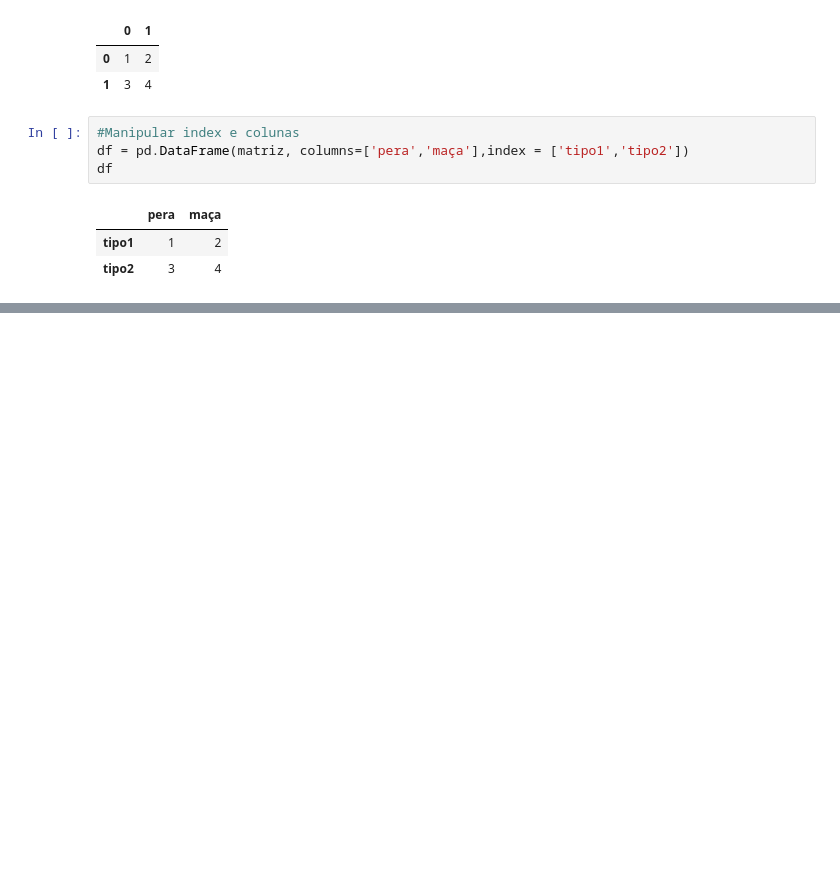
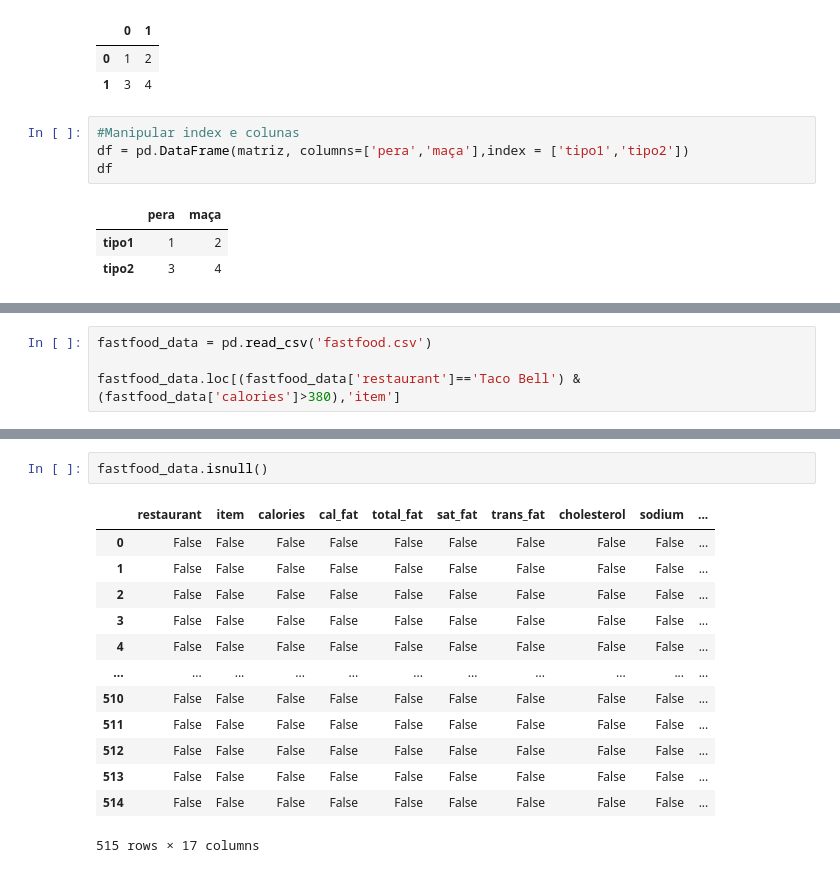
Before and after one commit to kadumorais/cursodados, a Jupyter notebook: aula8.ipynb, the cells around one changed output, grey strips where cells are left out. Drawn from its saved outputs; the diff is of its cells as text; blank space fills up the shorter version.

```diff
--- a/aula8.ipynb
+++ b/aula8.ipynb
@@ -60,0 +357,4 @@ df3
+# %%
+fastfood_data = pd.read_csv('fastfood.csv')
+
+fastfood_data.loc[(fastfood_data['restaurant']=='Taco Bell') & (fastfood_data['calories']>380),'item']
@@ -60,0 +386,16 @@ df3
+# %%
+fastfood_data.isnull()
+# %% [output]
+|  | restaurant | item | calories | cal_fat | total_fat | sat_fat | trans_fat | cholesterol | sodium | ... |
+| 0 | False | False | False | False | False | False | False | False | False | ... |
+| 1 | False | False | False | False | False | False | False | False | False | ... |
+| 2 | False | False | False | False | False | False | False | False | False | ... |
+| 3 | False | False | False | False | False | False | False | False | False | ... |
+| 4 | False | False | False | False | False | False | False | False | False | ... |
+| ... | ... | ... | ... | ... | ... | ... | ... | ... | ... | ... |
+| 510 | False | False | False | False | False | False | False | False | False | ... |
+| 511 | False | False | False | False | False | False | False | False | False | ... |
+| 512 | False | False | False | False | False | False | False | False | False | ... |
+| 513 | False | False | False | False | False | False | False | False | False | ... |
+| 514 | False | False | False | False | False | False | False | False | False | ... |
+515 rows × 17 columns
```
Also changed, not shown: parts of 37 cells of this notebook, 11 other files.
